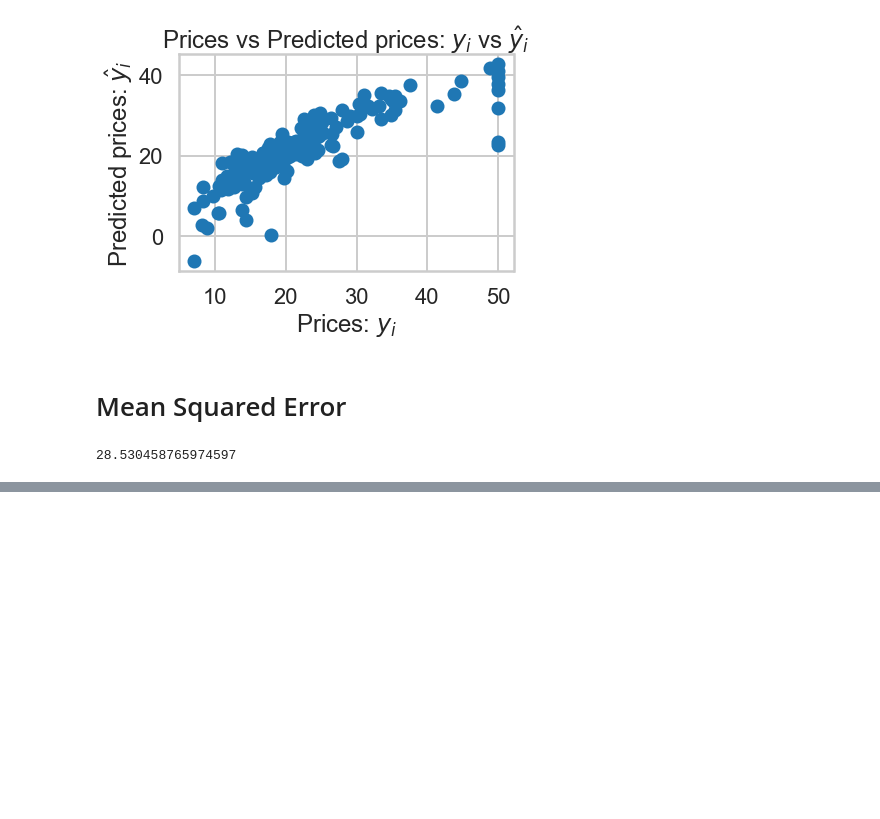
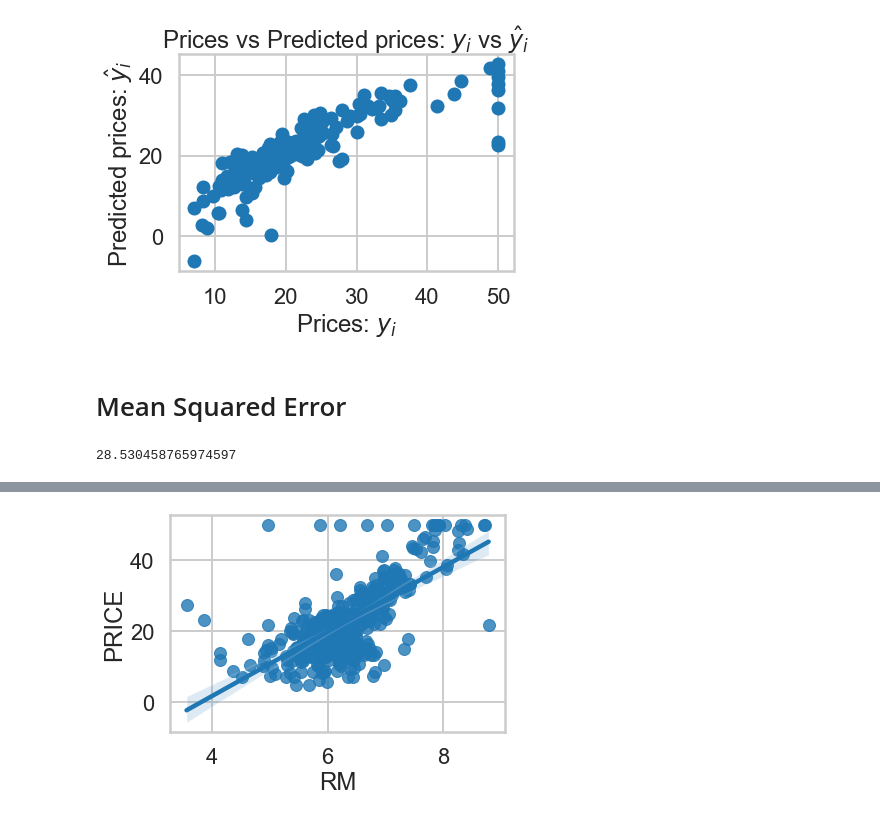
Before and after one commit to jvfe/ml4humans-exercises, a Jupyter notebook: 2.1/regression_housing.ipynb, the cells around one changed output, grey strips where cells are left out. Drawn from its saved outputs; the diff is of its cells as text; code cells hidden in the pictures; blank space fills up the shorter version.

```diff
--- a/2.1/regression_housing.ipynb
+++ b/2.1/regression_housing.ipynb
@@ -120,0 +133,5 @@ mse
+# %%
+sns.regplot(x="RM", y="PRICE", data=bos)
+plt.show()
+# %% [output]
+[figure, added]
```
Also changed, not shown: parts of 4 cells of this notebook.
